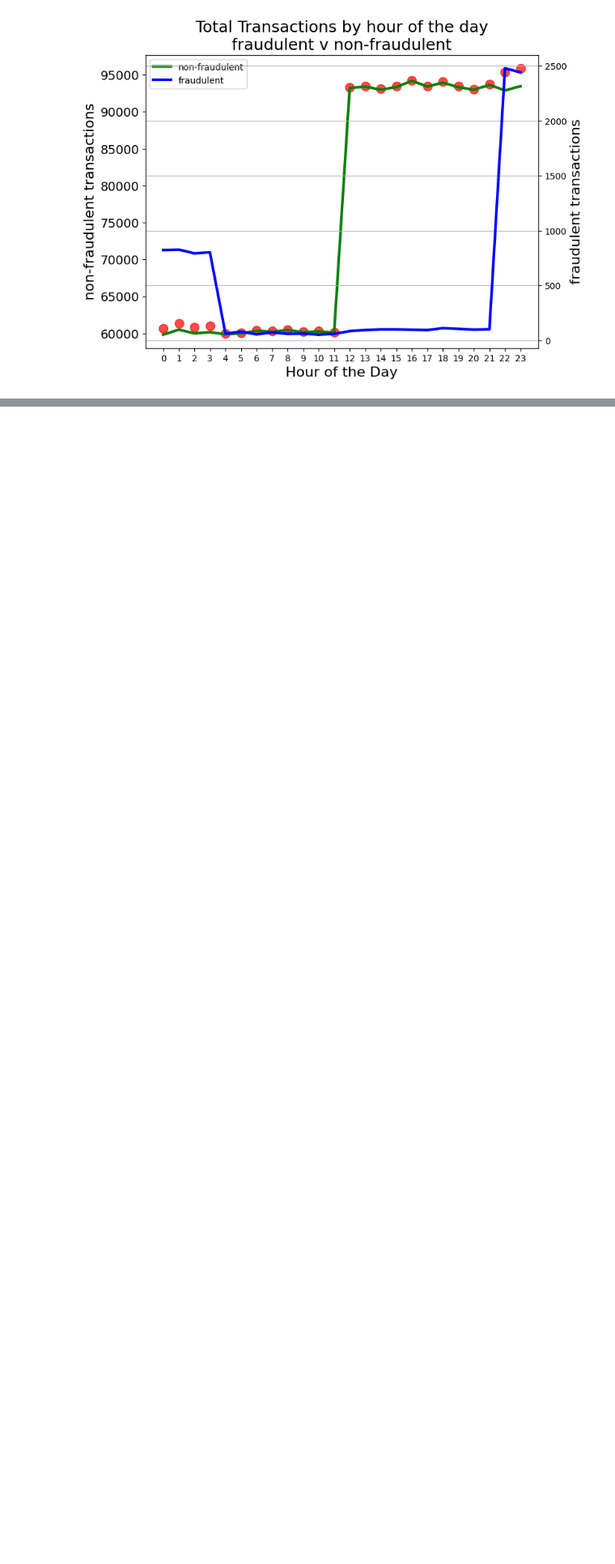
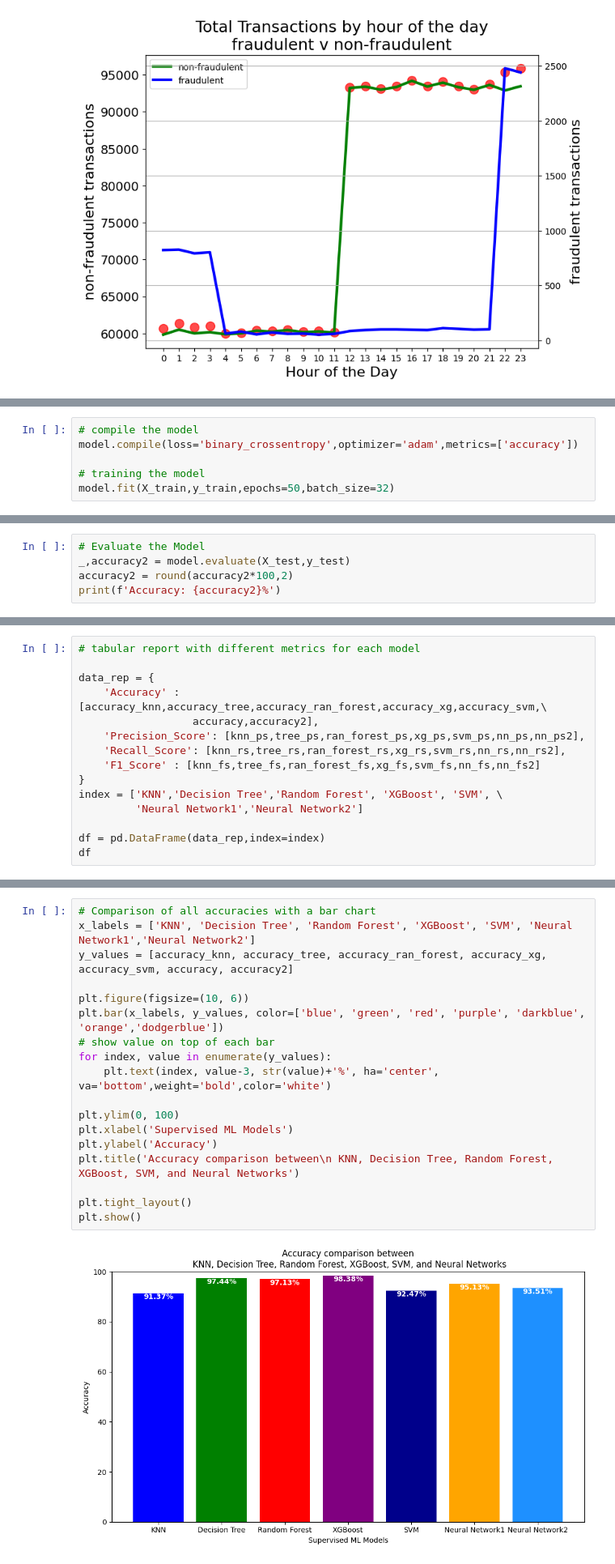
Before and after one commit to newguy7/DataScienceProjects, a Jupyter notebook: Credit_Card_Transactions_Fraud_Detection.ipynb, the cells around one changed output, grey strips where cells are left out. Shown at 81% size. Cells and saved outputs as stored; diff of their text form; blank space fills up the shorter version.

```diff
--- a/Credit_Card_Transactions_Fraud_Detection.ipynb
+++ b/Credit_Card_Transactions_Fraud_Detection.ipynb
@@ -440,0 +863,6 @@ plt.show()
+# %%
+# compile the model
+model.compile(loss='binary_crossentropy',optimizer='adam',metrics=['accuracy'])
+
+# training the model
+model.fit(X_train,y_train,epochs=50,batch_size=32)
@@ -440,0 +888,5 @@ plt.show()
+# %%
+# Evaluate the Model
+_,accuracy2 = model.evaluate(X_test,y_test)
+accuracy2 = round(accuracy2*100,2)
+print(f'Accuracy: {accuracy2}%')
@@ -440,0 +935,15 @@ plt.show()
+# %%
+# tabular report with different metrics for each model
+
+data_rep = {
+    'Accuracy' : [accuracy_knn,accuracy_tree,accuracy_ran_forest,accuracy_xg,accuracy_svm,\
+                  accuracy,accuracy2],
+    'Precision_Score': [knn_ps,tree_ps,ran_forest_ps,xg_ps,svm_ps,nn_ps,nn_ps2],
+    'Recall_Score': [knn_rs,tree_rs,ran_forest_rs,xg_rs,svm_rs,nn_rs,nn_rs2],
+    'F1_Score' : [knn_fs,tree_fs,ran_forest_fs,xg_fs,svm_fs,nn_fs,nn_fs2]
+}
+index = ['KNN','Decision Tree','Random Forest', 'XGBoost', 'SVM', \
+         'Neural Network1','Neural Network2']
+
+df = pd.DataFrame(data_rep,index=index)
+df
@@ -440,0 +959,20 @@ plt.show()
+# %%
+# Comparison of all accuracies with a bar chart
+x_labels = ['KNN', 'Decision Tree', 'Random Forest', 'XGBoost', 'SVM', 'Neural Network1','Neural Network2']
+y_values = [accuracy_knn, accuracy_tree, accuracy_ran_forest, accuracy_xg, accuracy_svm, accuracy, accuracy2]
+
+plt.figure(figsize=(10, 6))
+plt.bar(x_labels, y_values, color=['blue', 'green', 'red', 'purple', 'darkblue', 'orange','dodgerblue'])
+# show value on top of each bar
+for index, value in enumerate(y_values):
+    plt.text(index, value-3, str(value)+'%', ha='center', va='bottom',weight='bold',color='white')
+
+plt.ylim(0, 100)
+plt.xlabel('Supervised ML Models')
+plt.ylabel('Accuracy')
+plt.title('Accuracy comparison between\n KNN, Decision Tree, Random Forest, XGBoost, SVM, and Neural Networks')
+
+plt.tight_layout()
+plt.show()
+# %% [output]
+[figure, added]
```
Also changed, not shown: parts of 40 cells of this notebook.
